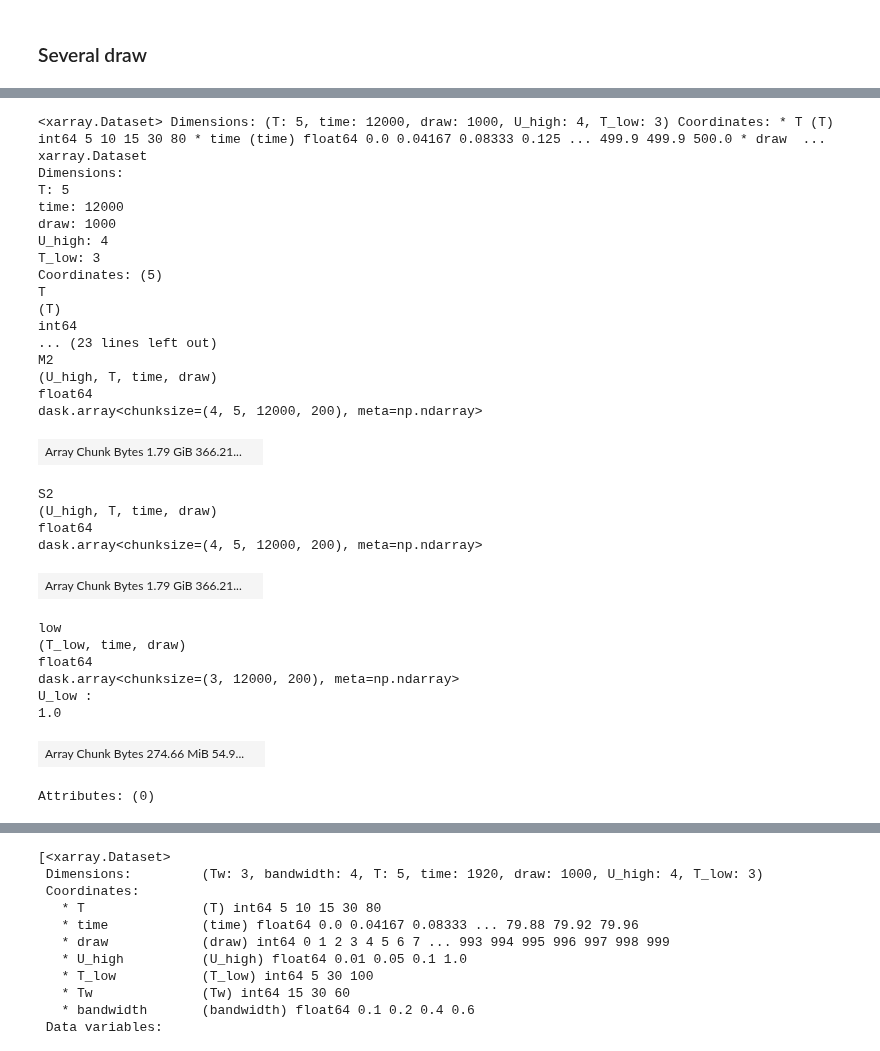
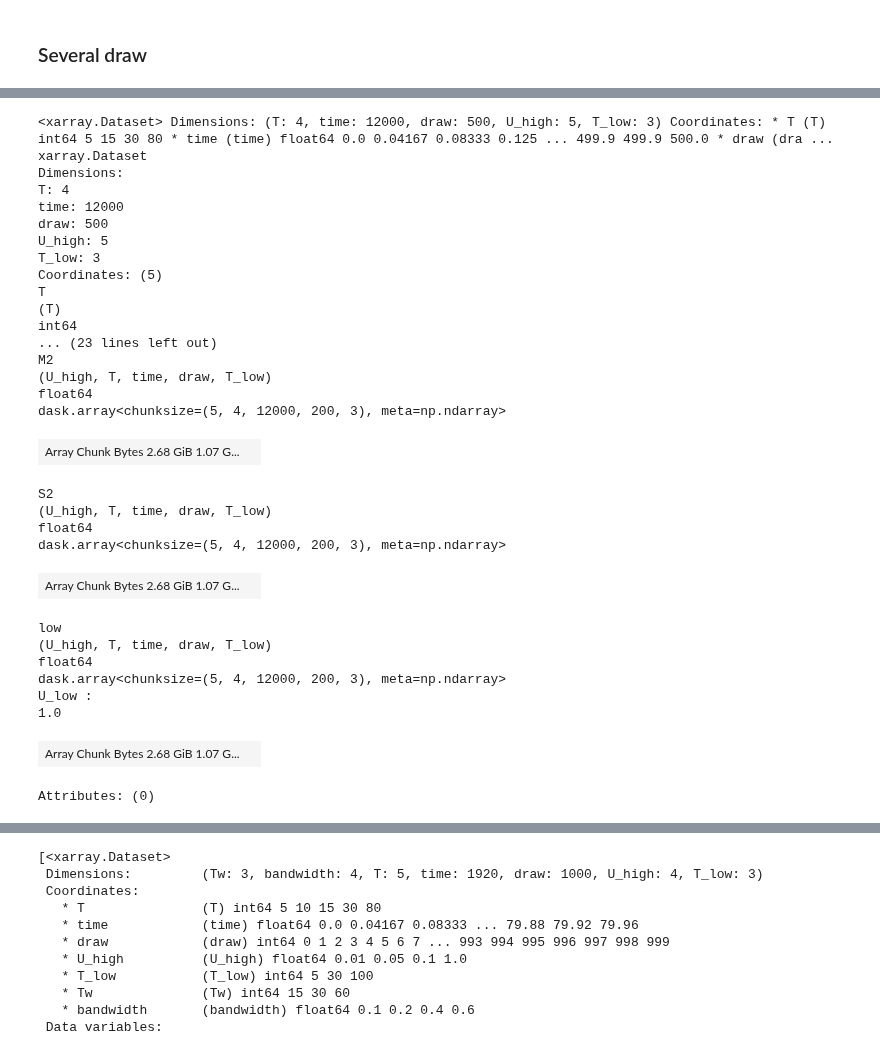
Before and after one commit to zcasparco/equinox_phd, a Jupyter notebook: synthetic_stats/bpassed_hilbert.ipynb, the cells around one changed output, grey strips where cells are left out. Drawn from its saved outputs; the diff is of its cells as text; code cells hidden in the pictures.

```diff
--- a/synthetic_stats/bpassed_hilbert.ipynb
+++ b/synthetic_stats/bpassed_hilbert.ipynb
@@ -280,8 +281,8 @@ def autocorrelations(ds, V,combine=False,maxlag=None,lags=None,**kwargs):
     return xr.merge(R)
 # %%
 t_size=500
-T,T_low = [5,10,15,30,80],[5,30,100]
-U_high = [0.01,0.05,0.1,1.]
+T,T_low = [5,15,30,80],[5,30,100]
+U_high = [0.01,0.05,0.1,1.,2.]
 Tw = [15,30,60]
 dband = [0.05,0.1,0.2,0.3]
 # %% [markdown]
@@ -634,7 +635,7 @@ The oscillations observed for $\tilde T\leq T_\omega$ observed in the monochroma
 # %% [markdown]
 ### Several draw
 # %%
-nb_draws = 1000
+nb_draws = 500
 seed = 0
 #T,T_low = [5,10,15,30,80],[5,15,30]
 u_low = hf.low_frequency_signal()
@@ -712,0 +742,6 @@ Attributes: (0)
+# %%
+_M2,_low = xr.broadcast(M2,low)
+_M2 = _M2.persist()
+_low = _low.persist()
+# %%
+_S2 = xr.broadcast(_M2,S2)[1].persist()
@@ -713,35 +768,35 @@ Attributes: (0)
 # %%
-ds = xr.merge([M2,S2, low]).persist()
+ds = xr.merge([_M2,_S2, _low]).persist()
 ds
 # %% [output]
-<xarray.Dataset> Dimensions: (T: 5, time: 12000, draw: 1000, U_high: 4, T_low: 3) Coordinates: * T (T) int64 5 10 15 30 80 * time (time) float64 0.0 0.04167 0.08333 0.125 ... 499.9 499.9 500.0 * draw  ...
+<xarray.Dataset> Dimensions: (T: 4, time: 12000, draw: 500, U_high: 5, T_low: 3) Coordinates: * T (T) int64 5 15 30 80 * time (time) float64 0.0 0.04167 0.08333 0.125 ... 499.9 499.9 500.0 * draw (dra ...
 xarray.Dataset
 Dimensions:
-T: 5
+T: 4
 time: 12000
-draw: 1000
-U_high: 4
+draw: 500
+U_high: 5
 T_low: 3
 Coordinates: (5)
 T
 (T)
 int64
 ... (23 lines left out)
 M2
-(U_high, T, time, draw)
+(U_high, T, time, draw, T_low)
 float64
-dask.array<chunksize=(4, 5, 12000, 200), meta=np.ndarray>
+dask.array<chunksize=(5, 4, 12000, 200, 3), meta=np.ndarray>
-| Array Chunk Bytes 1.79 GiB 366.21... |  |
+| Array Chunk Bytes 2.68 GiB 1.07 G... |  |
 S2
-(U_high, T, time, draw)
+(U_high, T, time, draw, T_low)
 float64
-dask.array<chunksize=(4, 5, 12000, 200), meta=np.ndarray>
+dask.array<chunksize=(5, 4, 12000, 200, 3), meta=np.ndarray>
-| Array Chunk Bytes 1.79 GiB 366.21... |  |
+| Array Chunk Bytes 2.68 GiB 1.07 G... |  |
 low
-(T_low, time, draw)
+(U_high, T, time, draw, T_low)
 float64
-dask.array<chunksize=(3, 12000, 200), meta=np.ndarray>
+dask.array<chunksize=(5, 4, 12000, 200, 3), meta=np.ndarray>
 U_low :
 1.0
-| Array Chunk Bytes 274.66 MiB 54.9... |  |
+| Array Chunk Bytes 2.68 GiB 1.07 G... |  |
 Attributes: (0)
```
Also changed, not shown: parts of 28 cells of this notebook.
